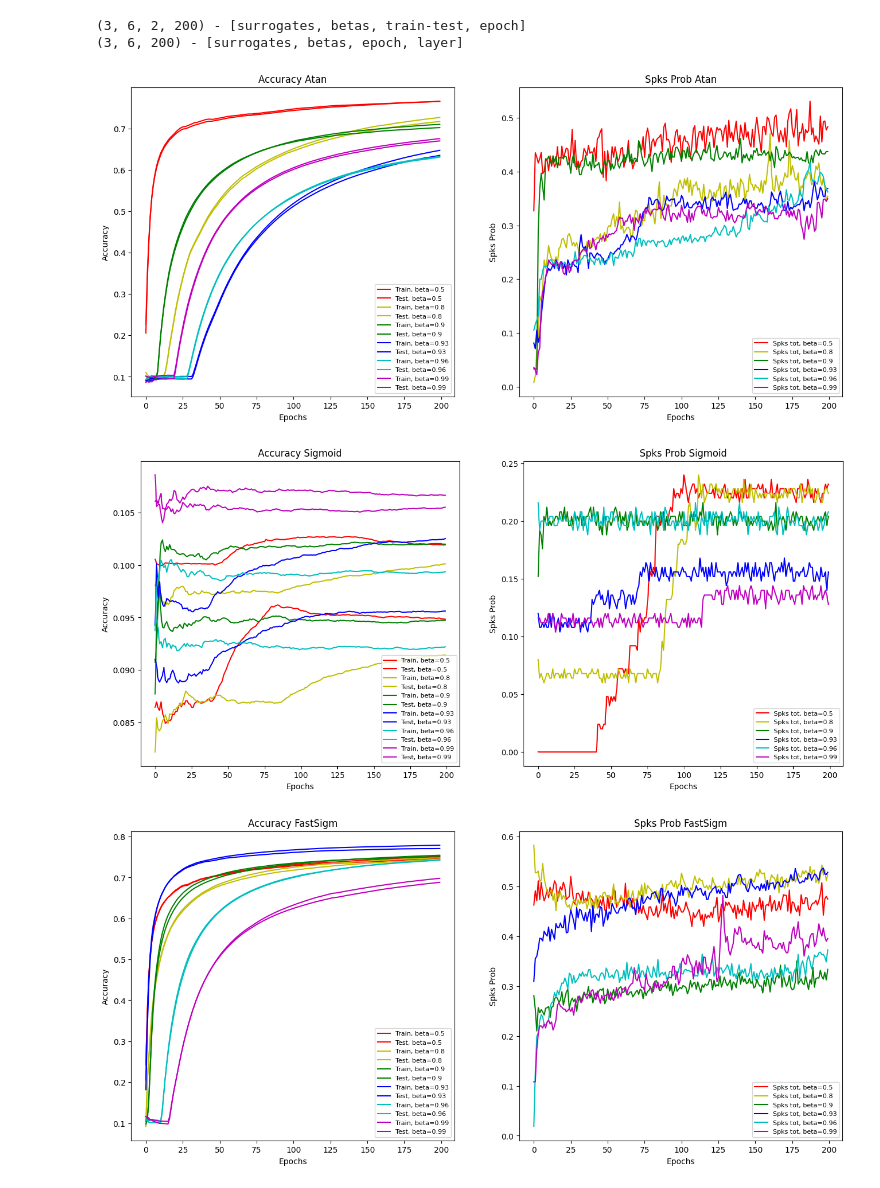
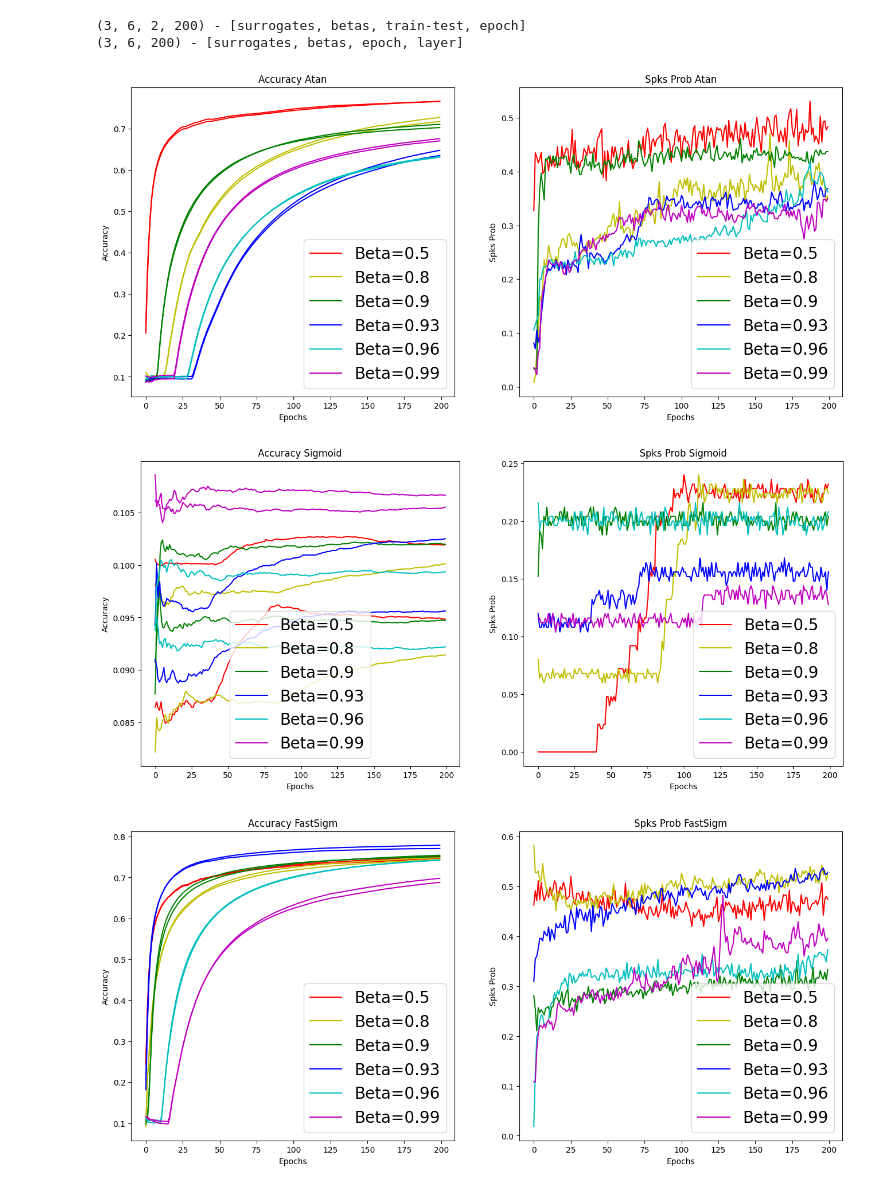
Before and after one commit to LucaFrat/Research_Intern_SNN, a Jupyter notebook: Visualize_betas.ipynb, the cells around one changed output. Cells and saved outputs as stored; diff of their text form; code cells hidden in the pictures.

```diff
--- a/Visualize_betas.ipynb
+++ b/Visualize_betas.ipynb
@@ -16,35 +16,35 @@ print(f"{np.shape(spks_betas)} - [surrogates, betas, epoch, layer]")
 # %%
 # Plot Atan vs Sigmoid, vs Fast Sigmoid, for betas
 
 epochs = range(np.shape(accs_betas)[-1])
 
 colors = ['r', 'y', 'g', 'b', 'c', 'm', 'k']
 betas = [0.5, 0.8, 0.9, 0.93, 0.96, 0.99]
 SURR_NAMES = ['Atan', 'Sigmoid', 'FastSigm']
 
 def plot_surrogate_betas(index_surr: int):
     fig, axes = plt.subplots(1,2, figsize=(16,7))
     # loop over the betas
     for i, beta in enumerate(betas):
-        axes[0].plot(epochs, accs_betas[index_surr][i][0], f'{colors[i]}', label=f'Train, beta={beta}')
-        axes[0].plot(epochs, accs_betas[index_surr][i][1], f'{colors[i]}', label=f'Test, beta={beta}')
-        axes[1].plot(epochs, spks_betas[index_surr][i], f'{colors[i]}', label=f'Spks tot, beta={beta}')
+        axes[0].plot(epochs, accs_betas[index_surr][i][0], f'{colors[i]}', label=f'Beta={beta}')
+        axes[0].plot(epochs, accs_betas[index_surr][i][1], f'{colors[i]}')
+        axes[1].plot(epochs, spks_betas[index_surr][i], f'{colors[i]}', label=f'Beta={beta}')
 
     axes[0].set_title(f'Accuracy {SURR_NAMES[index_surr]}')
     axes[1].set_title(f'Spks Prob {SURR_NAMES[index_surr]}')
     axes[0].set_xlabel('Epochs')
     axes[1].set_xlabel('Epochs')
     axes[0].set_ylabel('Accuracy')
     axes[1].set_ylabel('Spks Prob')
-    axes[0].legend(fontsize=8)
-    axes[1].legend(fontsize=8)
+    axes[0].legend(fontsize=20)
+    axes[1].legend(fontsize=20)
 
 
 for index in range(len(SURR_NAMES)):
     plot_surrogate_betas(index_surr=index)
 
 plt.show()
 # %% [output]
-[figure, old version]
+[figure, new version]
-[figure, old version]
+[figure, new version]
-[figure, old version]
+[figure, new version]
```
Also changed, not shown: 1 other file.
